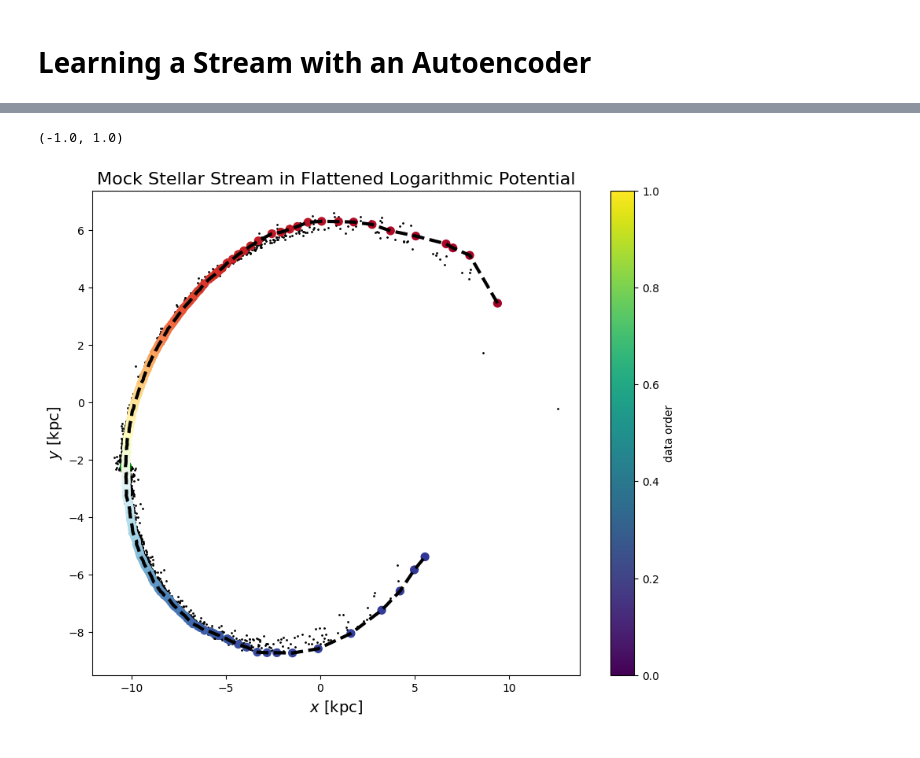
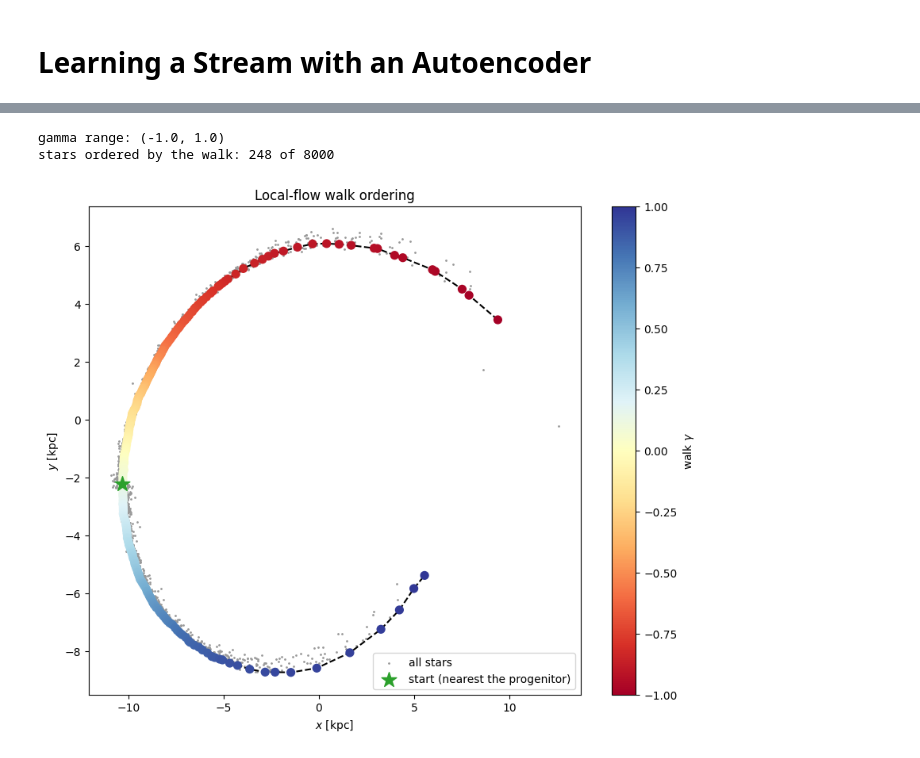
Before and after one commit to GalacticDynamics/phasecurvefit, a Jupyter notebook: docs/tutorials/stream_autoencoder.ipynb, the cells around one changed output, grey strips where cells are left out. Saved outputs shown, nothing was run; the diff lists cells and outputs as text; code cells hidden in the pictures.

```diff
--- a/docs/tutorials/stream_autoencoder.ipynb
+++ b/docs/tutorials/stream_autoencoder.ipynb
@@ -97,58 +165,52 @@ ps = {k: getattr(mockstream.p, k)[order] for k in mockstream.p.components}
 # %%
-# Determine the starting index as the point closest to the progenitor
-# Note the index must be static
+# The index of the star closest to the progenitor. It must be a Python int.
 start_idx = int(np.argmin(jnp.linalg.norm(mockstream.q[order] - prog.q, axis=1)))
 
-# Walk configuration
-config = pcf.WalkConfig(
+walk_config = pcf.WalkConfig(
     strategy=pcf.strats.KDTree(k=50),
     metric=pcf.metrics.AlignedMomentumDistanceMetric(),
 )
-metric_scale = u.Q(100, "kpc")
-max_dist = u.Q(3, "kpc")
-
-
-# Perform walk
 walkresult = pcf.order(
     qs,
     ps,
     pcf.orderers.LocalFlowOrderer(
         start_idx=start_idx,
-        metric_scale=metric_scale,
-        max_dist=max_dist,
-        config=config,
+        metric_scale=u.Q(100, "kpc"),
+        max_dist=u.Q(3, "kpc"),
+        config=walk_config,
         direction="both",
     ),
     metadata=pcf.StateMetadata(usys=usys),
 )
-print(walkresult.gamma_range)
 
-# Train autoencoder
-key, model_key, train_key = jr.split(key, 3)
-normalizer = pcf.nn.StandardScalerNormalizer(qs, ps)
-model = pcf.nn.PathAutoencoder.make(
-    normalizer, gamma_range=walkresult.gamma_range, key=model_key
-)
-result, opt_state, losses = pcf.nn.train_autoencoder(model, walkresult, key=train_key)
+n_visited = int((walkresult.indices >= 0).sum())
+print(f"gamma range: {walkresult.gamma_range}")
+print(f"stars ordered by the walk: {n_visited} of {len(walkresult.indices)}")
 # %% [output]
-(-1.0, 1.0)
+gamma range: (-1.0, 1.0)
+stars ordered by the walk: 248 of 8000
 # %%
-fig, ax = plt.subplots(1, 1, figsize=(10, 8))
-im = ax.scatter(qs["x"], qs["y"], s=1, c="k")
-ax.scatter(
-    [qs["x"][start_idx]], [qs["y"][start_idx]], s=100, c="green", label="Start Point"
-)
+fig, ax = plt.subplots(figsize=(10, 8))
+ax.scatter(qs["x"], qs["y"], s=1, c="0.6", label="all stars")
 
 ordering = walkresult.ordering
 walk_qs = {k: v[ordering] for k, v in walkresult.positions.items()}
-timeline = np.linspace(0, 1, len(ordering))
-ax.scatter(walk_qs["x"], walk_qs["y"], s=50, c=timeline, cmap="RdYlBu")
-ax.plot(walk_qs["x"], walk_qs["y"], c="k", lw=3, ls="--")
+walk_gamma = np.linspace(*walkresult.gamma_range, len(ordering))
+im = ax.scatter(walk_qs["x"], walk_qs["y"], s=50, c=walk_gamma, cmap="RdYlBu", zorder=3)
+ax.plot(walk_qs["x"], walk_qs["y"], c="k", lw=1.5, ls="--", zorder=2)
+ax.scatter(
+    [qs["x"][start_idx]],
+    [qs["y"][start_idx]],
+    s=200,
+    c="tab:green",
+    marker="*",
+    label="start (nearest the progenitor)",
+    zorder=4,
+)
 
-plt.colorbar(im, ax=ax, label="data order")
-ax.set_xlabel(r"$x$ [kpc]", fontsize=14)
-ax.set_ylabel(r"$y$ [kpc]", fontsize=14)
-ax.set_title("Mock Stellar Stream in Flattened Logarithmic Potential", fontsize=16)
-plt.show();
+fig.colorbar(im, ax=ax, label=r"walk $\gamma$")
+ax.set(xlabel=r"$x$ [kpc]", ylabel=r"$y$ [kpc]", title="Local-flow walk ordering")
+ax.legend()
+plt.show()
 # %% [output]
-[figure, old version]
+[figure, new version]
```
Also changed, not shown: parts of 24 cells of this notebook, 1 other file.
